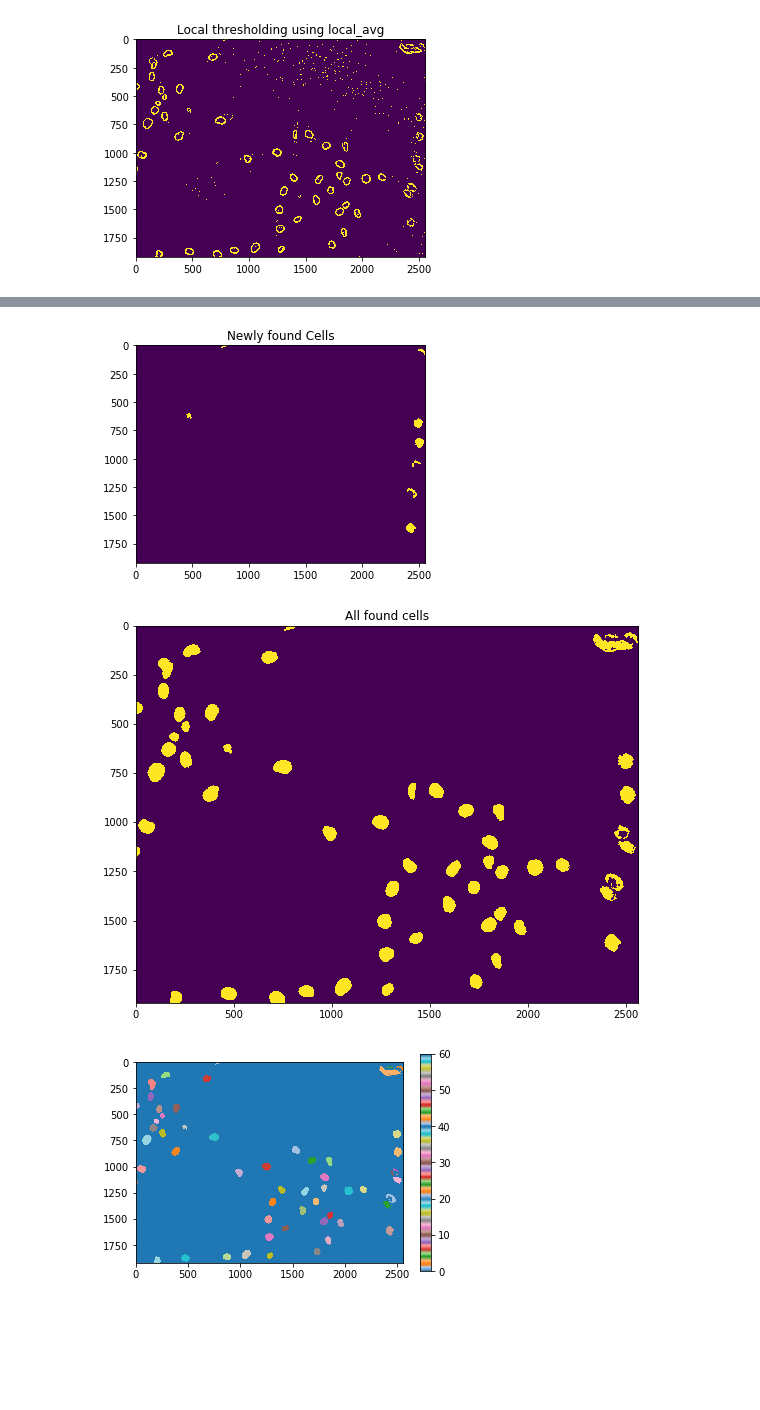
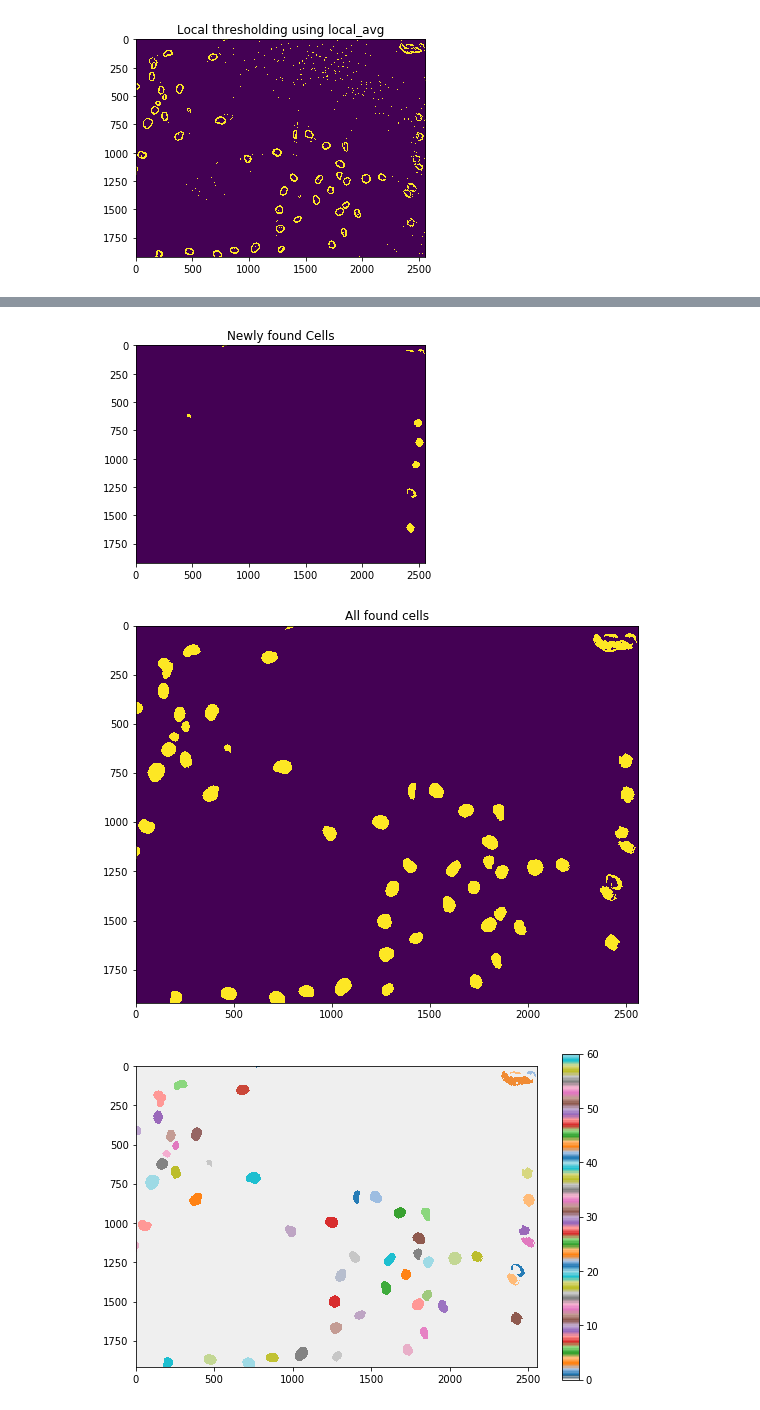
Before and after one commit to SvenPVoigt/PublicNotebooks, a Jupyter notebook: Cell_Pipeline_Ver09.ipynb, the cells around one changed output, grey strips where cells are left out. Cells and saved outputs as stored; diff of their text form; code cells hidden in the pictures; blank space fills up the shorter version.

```diff
--- a/Cell_Pipeline_Ver09.ipynb
+++ b/Cell_Pipeline_Ver09.ipynb
@@ -64,9 +65,9 @@ axs.imshow(cells1)
 axs.set_title('Initial Detection of Cells. Specks removed with do_rem_obj')
 plt.show()
 
-cells_already_found = (conv_dilate(fills1, 40) > 0.1).astype(np.int)
+cells_already_found = (conv_dilate(fills1, 20) > 0.1).astype(np.int)
 
-cells_to_process = (gradTh - img10) > 0
+cells_to_process = (gradTh - cells_already_found) > 0
 
 cells_to_process, label_im = do_rem_obj(cells_to_process, 200, 'less')
 
@@ -88,17 +89,17 @@ plt.show()
 # %%
 cells2 = cells_to_process.copy()
 
-cells2_dilated = (conv_dilate(cells2, 4) > 0.1).astype(np.int)
-fills2, label_im = do_rem_obj(1-cells2_dilated, 50000, 'gre')
+cells2 = (conv_dilate(cells2, 8) > 0.1).astype(np.int)
+fills2, label_im = do_rem_obj(1-cells2, 50000, 'gre')
 
 cells2 = cells2+fills2
-cells2 = conv_dilate(cells2, 4) > 0.1
+cells2 = 1-(conv_dilate(1-cells2, 8) > 0.1)
 
 plt.imshow(cells2)
 plt.title('Newly found Cells')
 plt.show()
 
-cells_all = cells1 + cells2
+cells_all = (cells1 + cells2) > 0
 
 fig, axs = plt.subplots(1,1,figsize=(9,9))
 axs.imshow(cells_all)
@@ -106,16 +107,17 @@ axs.set_title('All found cells')
 plt.show()
 # %% [output]
 [figure]
-[figure, old version]
+[figure, new version]
 # %%
 from matplotlib.colors import LinearSegmentedColormap
-label_im, nb_labels = ndimage.label(cells_all)
+cells_labels, nb_labels = ndimage.label(cells_all)
 cols = [plt.cm.tab20(i) for i in range(20)]
 l = len(np.unique(label_im))
-cols = cols * (l // 20)
-cols = cols + cols[:(l % 20)]
-plt.imshow(label_im, cmap = LinearSegmentedColormap.from_list('cols', cols))
-plt.colorbar()
+cols = [(0.07,0.07,0.07,0.07),] + cols * (l // 20)
+cols = cols + cols[:((l % 20) - 1)]
+fig, axs = plt.subplots(1,1, figsize=(9,6))
+im = axs.imshow(cells_labels, cmap = LinearSegmentedColormap.from_list('cols', cols))
+fig.colorbar(im, ax=axs)
 plt.show()
 # %% [output]
-[figure, old version]
+[figure, new version]
```
Also changed, not shown: parts of 8 cells of this notebook.
